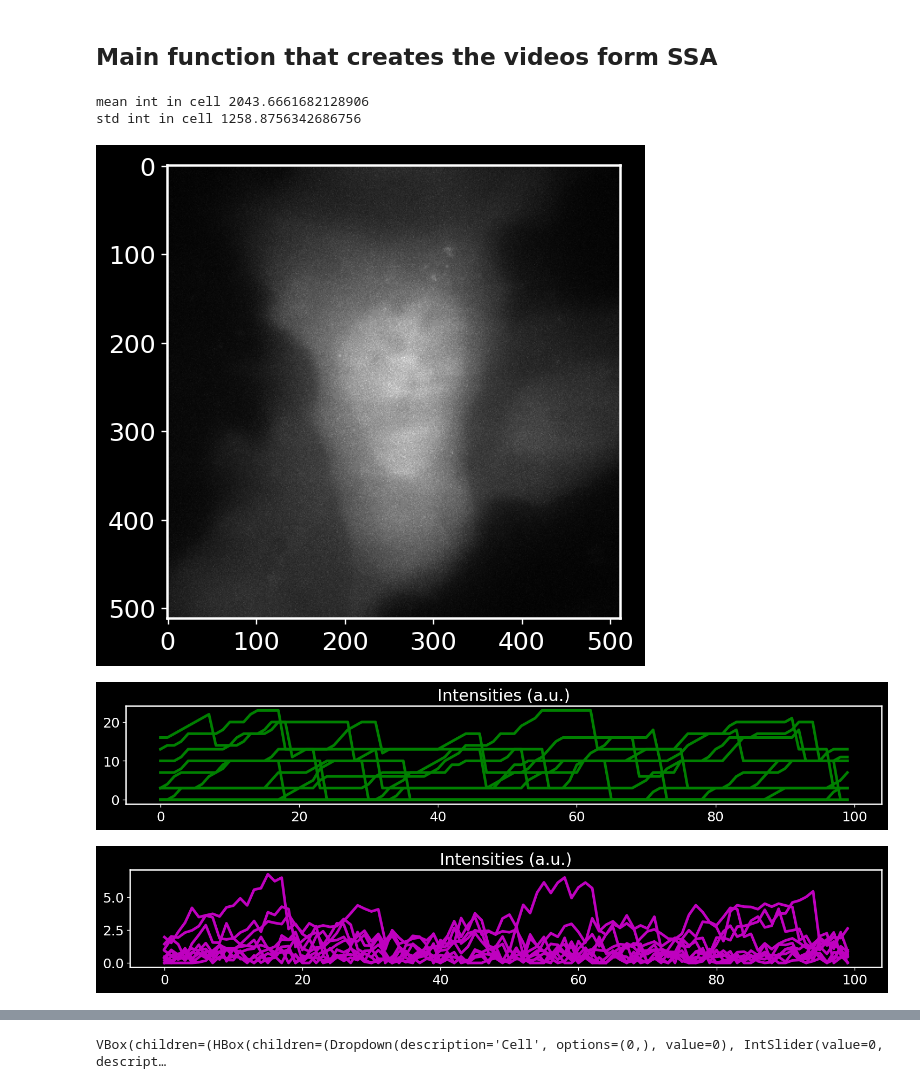
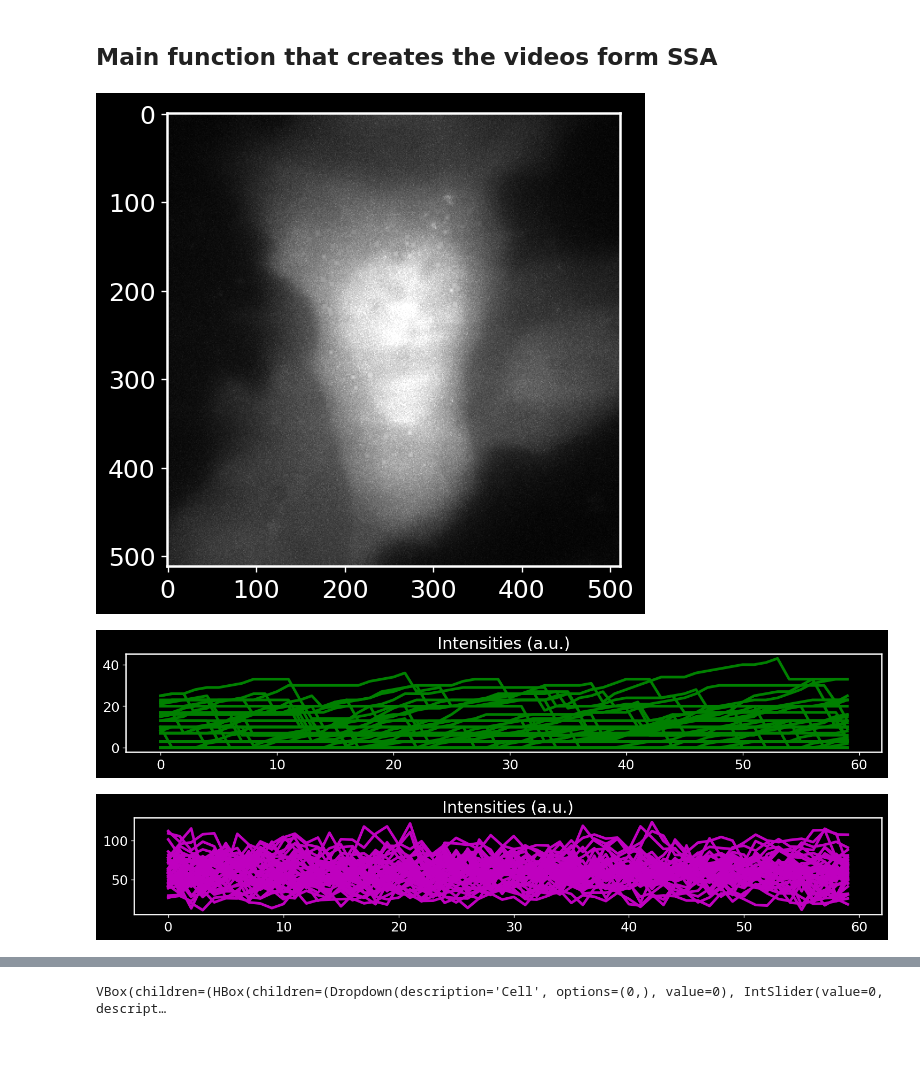
Before and after one commit to MunskyGroup/rsnaped, a Jupyter notebook: notebooks/Simulated_Cell/ML.ipynb, the cells around one changed output, grey strips where cells are left out. Saved outputs shown, nothing was run; the diff lists cells and outputs as text; code cells hidden in the pictures; blank space fills up the shorter version.

```diff
--- a/notebooks/Simulated_Cell/ML.ipynb
+++ b/notebooks/Simulated_Cell/ML.ipynb
@@ -29,8 +29,8 @@ plt.rcParams['axes.linewidth'] = 1.5
 plt.rcParams['font.size'] = 15
 plt.rcParams['axes.grid'] = False
 # %%
-number_spots_per_cell = 10
-simulation_time_in_sec = 100
+number_spots_per_cell = 40
+simulation_time_in_sec = 60
 step_size_in_sec =1
 # %% [markdown]
 # Running SSA
@@ -82,10 +82,12 @@ video_path = path_files[sel_shape]
 inial_video = io.imread(video_path)
 # %% [output]
 1
+# %%
+intensity_calculation_method = 'disk_donut'  # options are : 'total_intensity' and 'disk_donut' 'gaussian_fit'
 # %% [markdown]
 ## Main function that creates the videos form SSA
 # %%
-def simCell_for_ML (base_video,video_for_mask=None, ssa=None, target_channel=1, diffusion_coefficient=0.05, step_size=1,spot_size=7, spot_sigma=3):
+def simCell_for_ML (base_video,video_for_mask=None, ssa=None, target_channel=1, diffusion_coefficient=0.05, step_size=1,spot_size=5, spot_sigma=3,intensity_calculation_method='gaussian_fit'):
     if target_channel ==0:
         ignore_ch0=0; ignore_ch1=1; ignore_ch2=1
     elif target_channel ==1:
@@ -94,19 +96,16 @@ def simCell_for_ML (base_video,video_for_mask=None, ssa=None, target_channel=1,
         ignore_ch0=0; ignore_ch1=1; ignore_ch2=0
     number_spots_per_cell = ssa.shape[0]
     simulation_time_in_sec =  ssa.shape[1]  # THIS NEEDS TO BE UPDATED TO ALLOW THE USER TO GIVE DIFFERENT STEP_SIZE
-    tensor_video , _ , _, _, _, DataFrame_particles_intensities = rsp.SimulatedCell( base_video=base_video,video_for_mask=video_for_mask, number_spots = number_spots_per_cell, number_frames=simulation_time_in_sec, step_size=step_size_in_sec, diffusion_coefficient =diffusion_coefficient, simulated_trajectories_ch0=None, size_spot_ch0=spot_size, spot_sigma_ch0=spot_sigma, simulated_trajectories_ch1=ssa, size_spot_ch1=spot_size, spot_sigma_ch1=spot_sigma, simulated_trajectories_ch2=ssa, size_spot_ch2=spot_size, spot_sigma_ch2=spot_sigma, ignore_ch0=ignore_ch0,ignore_ch1=ignore_ch1, ignore_ch2=ignore_ch2,save_as_tif_uint8=0,save_as_tif =0,save_as_gif=0, save_dataframe=0, saved_file_name=None,create_temp_folder = False).make_simulation()
+    tensor_video , _ , _, _, _, DataFrame_particles_intensities = rsp.SimulatedCell( base_video=base_video,video_for_mask=video_for_mask, number_spots = number_spots_per_cell, number_frames=simulation_time_in_sec, step_size=step_size_in_sec, diffusion_coefficient =diffusion_coefficient, simulated_trajectories_ch0=None, size_spot_ch0=spot_size, spot_sigma_ch0=spot_sigma, simulated_trajectories_ch1=ssa, size_spot_ch1=spot_size, spot_sigma_ch1=spot_sigma, simulated_trajectories_ch2=ssa, size_spot_ch2=spot_size, spot_sigma_ch2=spot_sigma, ignore_ch0=ignore_ch0,ignore_ch1=ignore_ch1, ignore_ch2=ignore_ch2,save_as_tif_uint8=0,save_as_tif =0,save_as_gif=0, save_dataframe=0, saved_file_name=None,create_temp_folder = False,intensity_calculation_method=intensity_calculation_method).make_simulation()
     return tensor_video, DataFrame_particles_intensities
 # %%
-tensor_video , DataFrame_particles_intensities_h2b = simCell_for_ML (inial_video, ssa=ssa_solution_h2b, target_channel=1, diffusion_coefficient=0.1)
+tensor_video , DataFrame_particles_intensities_h2b = simCell_for_ML (inial_video, ssa=ssa_solution_h2b, target_channel=1, diffusion_coefficient=0.5,intensity_calculation_method=intensity_calculation_method)
-# %% [output]
-mean int in cell 2043.6661682128906
-std int in cell 1258.8756342686756
 # %%
 plt.rcParams['figure.figsize'] = [5, 5]
 plt.imshow(tensor_video[1,:,:,1],cmap='gray')
 plt.show();
 # %% [output]
-[figure, old version]
+[figure, new version]
 # %%
 plt.figure(figsize=(15,2))
 for tr in range(0,ssa_solution_h2b.shape[0] ):
@@ -117,19 +116,19 @@ for tr in range(0,ssa_solution_h2b.shape[0] ):
 plt.title('Intensities (a.u.)')
 plt.show()
 # %% [output]
-[figure, old version]
+[figure, new version]
 # %%
 plt.figure(figsize=(15,2))
 for tr in range(0,ssa_solution_h2b.shape[0] ):
-    tmp_int = DataFrame_particles_intensities_h2b[DataFrame_particles_intensities_h2b['particle'] ==tr].green_int_mean.values/100
+    tmp_int = DataFrame_particles_intensities_h2b[DataFrame_particles_intensities_h2b['particle'] ==tr].green_int_mean.values
     tmp_time = DataFrame_particles_intensities_h2b[DataFrame_particles_intensities_h2b['particle'] ==tr].frame.values
     plt.plot(tmp_time,tmp_int , '-',linewidth = 3, markersize=7,color='m')
     #plt.plot(ssa_solution_h2b[tr,:] , '-',linewidth = 3,color='green');
 #plt.legend(["SSA", "Calculated"], loc ="top right")
 plt.title('Intensities (a.u.)')
 plt.show()
 # %% [output]
-[figure, old version]
+[figure, new version]
 # %%
 DataFrame_particles_intensities_h2b
 # %% [output]
```
Also changed, not shown: parts of 9 cells of this notebook, 25 other files.
